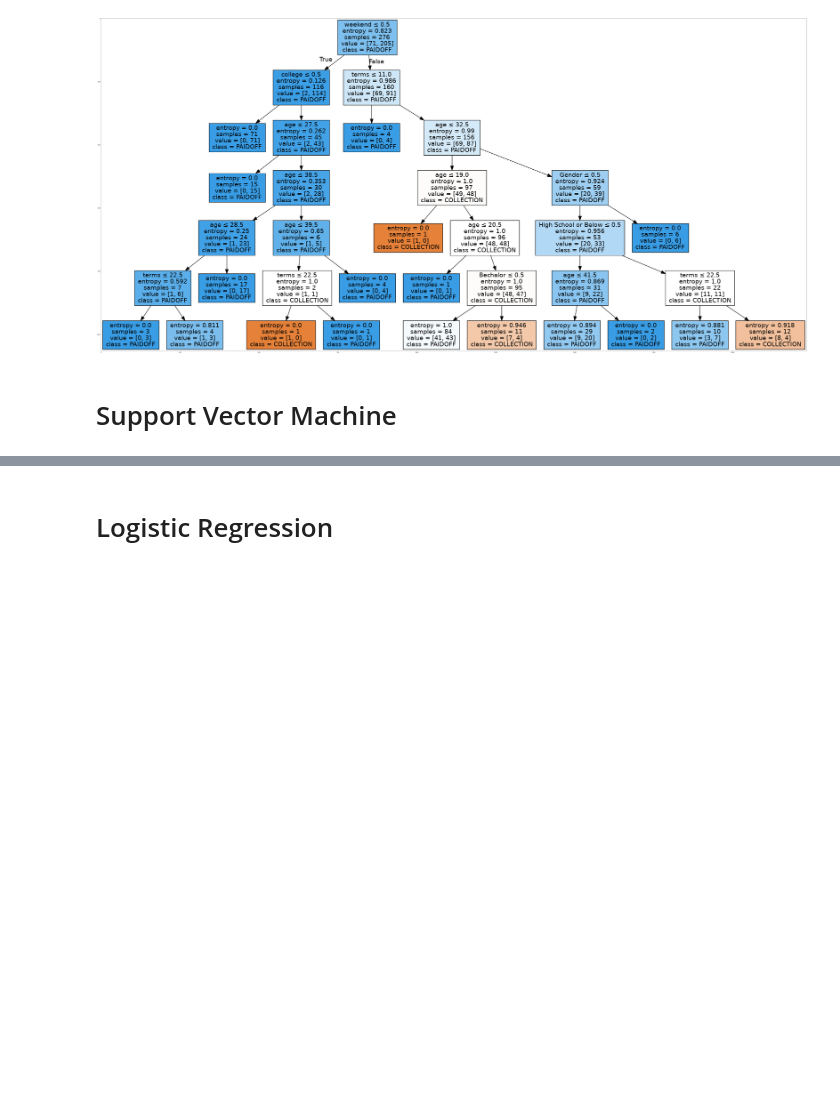
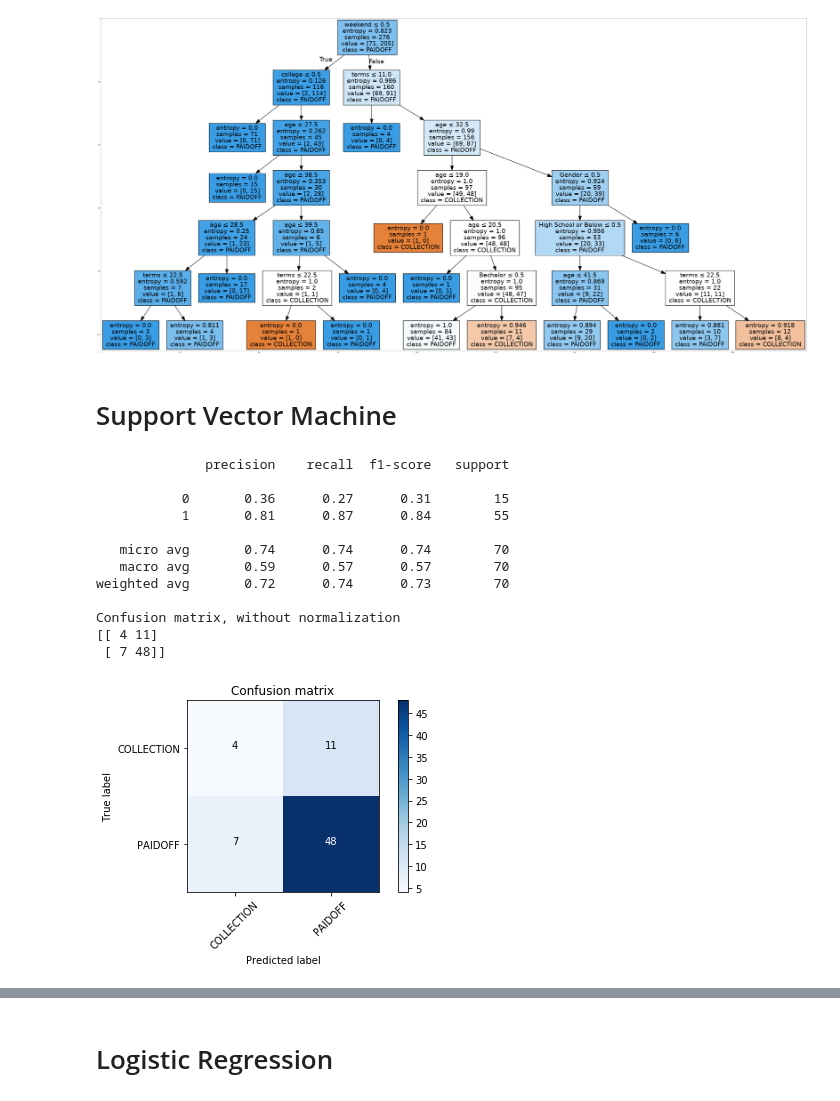
Before and after one commit to richerram/coursera, a Jupyter notebook: Week 6.ipynb, the cells around one changed output, grey strips where cells are left out. Saved outputs shown, nothing was run; the diff lists cells and outputs as text; code cells hidden in the pictures; blank space fills up the shorter version.

```diff
--- a/Week 6.ipynb
+++ b/Week 6.ipynb
@@ -390,3 +395,83 @@ plt.imshow(img,interpolation='nearest')
 [figure]
 # %% [markdown]
 # Support Vector Machine
+# %%
+#First I am creating a copy of the y (objective) values to transform them into numerical values to be able to process them trhough SVM
+ySVM_train = y_train
+ySVM_test = y_test
+
+le_process = preprocessing.LabelEncoder()
+le_process.fit(['PAIDOFF','COLLECTION'])
+ySVM_test = le_process.transform(ySVM_test)
+ySVM_train = le_process.transform(ySVM_train)
+# %%
+#Here we import the SVM libraries and fit the model
+
+from sklearn import svm
+from sklearn.metrics import classification_report, confusion_matrix
+from sklearn.metrics import f1_score
+
+
+clf = svm.SVC(kernel='rbf')
+clf.fit(X_train, ySVM_train)
+yhat = clf.predict(X_test)
+# %%
+#This is the confussion matrix
+
+def plot_confusion_matrix(cm, classes,
+                          normalize=False,
+                          title='Confusion matrix',
+                          cmap=plt.cm.Blues):
+    """
+    This function prints and plots the confusion matrix.
+    Normalization can be applied by setting `normalize=True`.
+    """
+    if normalize:
+        cm = cm.astype('float') / cm.sum(axis=1)[:, np.newaxis]
+        print("Normalized confusion matrix")
+    else:
+        print('Confusion matrix, without normalization')
+
+    print(cm)
+
+    plt.imshow(cm, interpolation='nearest', cmap=cmap)
+    plt.title(title)
+    plt.colorbar()
+    tick_marks = np.arange(len(classes))
+    plt.xticks(tick_marks, classes, rotation=45)
+    plt.yticks(tick_marks, classes)
+
+    fmt = '.2f' if normalize else 'd'
+    thresh = cm.max() / 2.
+    for i, j in itertools.product(range(cm.shape[0]), range(cm.shape[1])):
+        plt.text(j, i, format(cm[i, j], fmt),
+                 horizontalalignment="center",
+                 color="white" if cm[i, j] > thresh else "black")
+
+    plt.tight_layout()
+    plt.ylabel('True label')
+    plt.xlabel('Predicted label')
+
+    # Compute confusion matrix
+cnf_matrix = confusion_matrix(ySVM_test, yhat, labels=[0,1])
+np.set_printoptions(precision=2)
+
+print (classification_report(ySVM_test, yhat))
+
+# Plot non-normalized confusion matrix
+plt.figure()
+plot_confusion_matrix(cnf_matrix, classes=['COLLECTION','PAIDOFF'],normalize= False,  title='Confusion matrix')
+# %% [output]
+              precision    recall  f1-score   support
+
+           0       0.36      0.27      0.31        15
+           1       0.81      0.87      0.84        55
+
+   micro avg       0.74      0.74      0.74        70
+   macro avg       0.59      0.57      0.57        70
+weighted avg       0.72      0.74      0.73        70
+
+Confusion matrix, without normalization
+[[ 4 11]
+ [ 7 48]]
+[figure, added]
```
Also changed, not shown: parts of 6 cells of this notebook.
